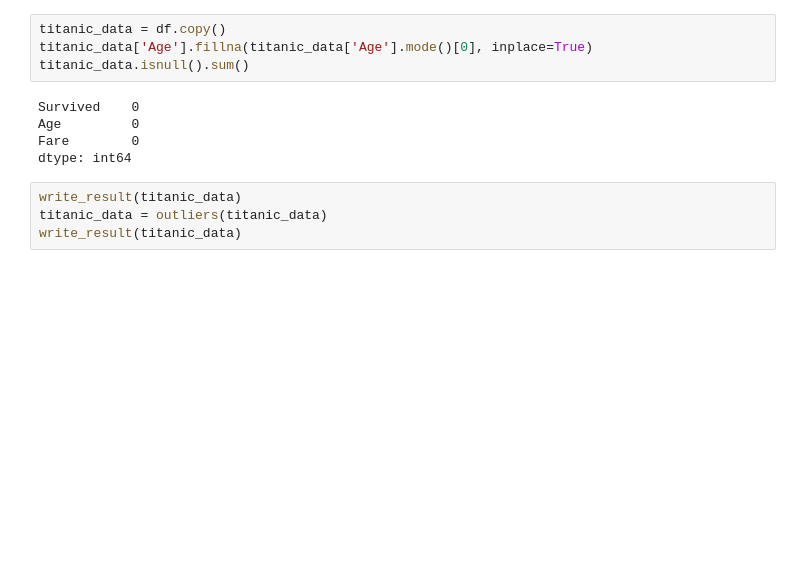
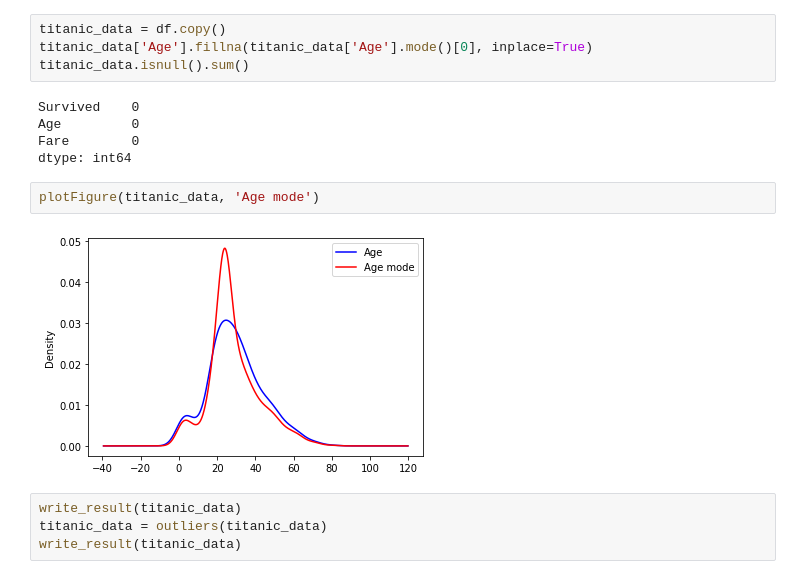
Before and after one commit to jthanh8144/Python, a Jupyter notebook: KHDL/DataPreprocessing/exercise.ipynb, the cells around one changed output. Drawn from its saved outputs; the diff is of its cells as text; blank space fills up the shorter version.

```diff
--- a/KHDL/DataPreprocessing/exercise.ipynb
+++ b/KHDL/DataPreprocessing/exercise.ipynb
@@ -125,6 +145,10 @@ Survived    0
 Age         0
 Fare        0
 dtype: int64
+# %%
+plotFigure(titanic_data, 'Age mode')
+# %% [output]
+[figure, added]
 # %%
 write_result(titanic_data)
 titanic_data = outliers(titanic_data)
```
Also changed, not shown: parts of 9 cells of this notebook.
